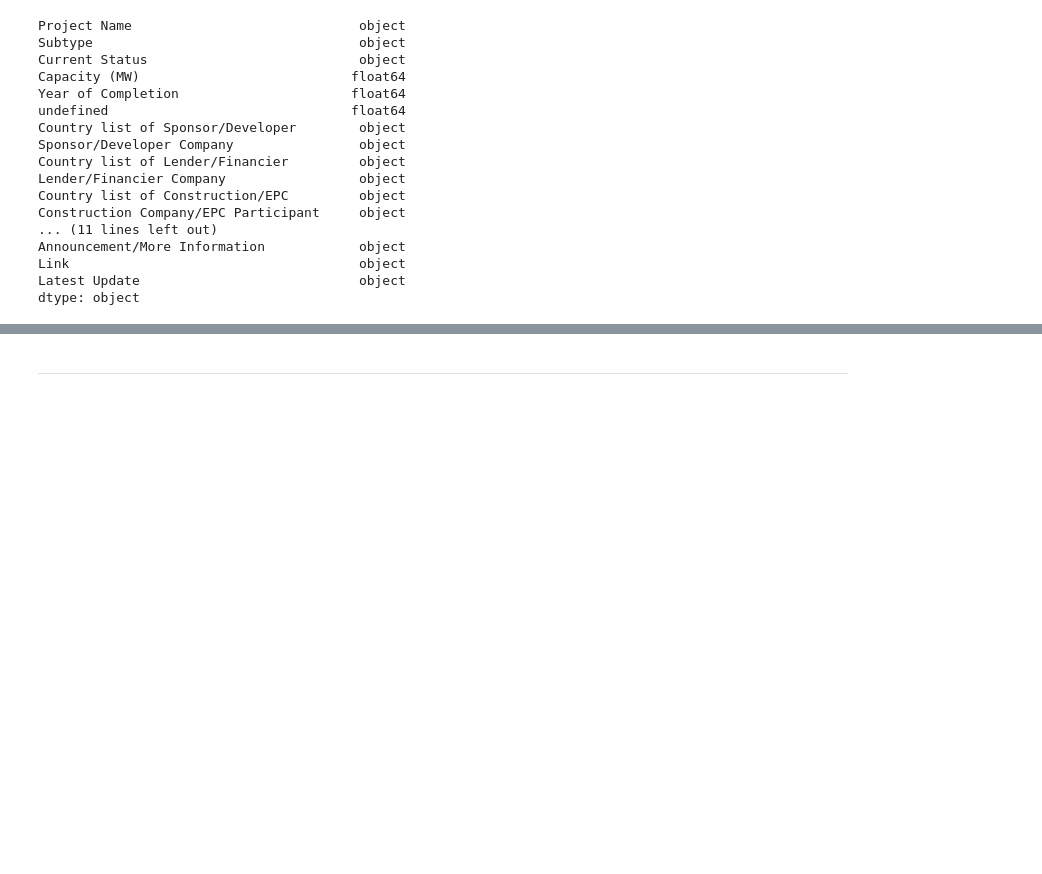
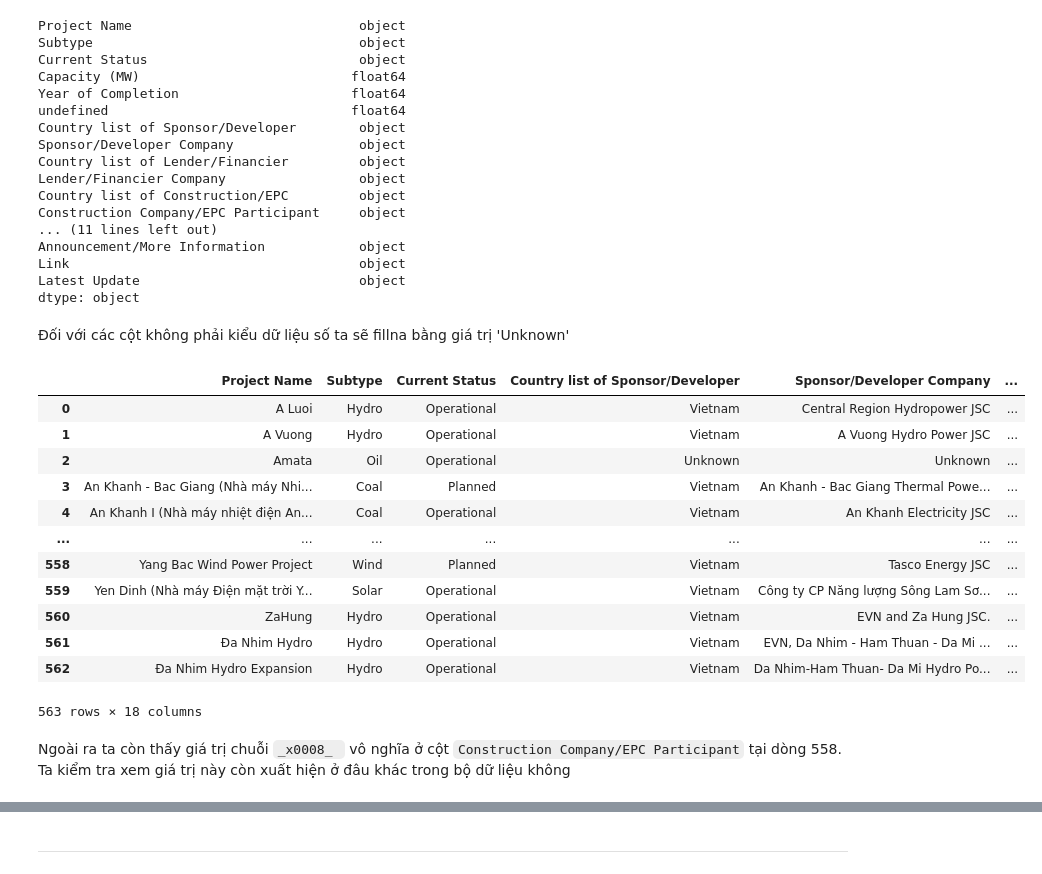
Before and after one commit to JustKidding2K/P4DS_FinalProject, a Jupyter notebook: Source.ipynb, the cells around one changed output, grey strips where cells are left out. Drawn from its saved outputs; the diff is of its cells as text; code cells hidden in the pictures; blank space fills up the shorter version.

```diff
--- a/Source.ipynb
+++ b/Source.ipynb
@@ -228,3 +228,5 @@ Announcement/More Information            object
 Link                                     object
 Latest Update                            object
 dtype: object
+# %% [markdown]
+Đối với các cột không phải kiểu dữ liệu số ta sẽ fillna bằng giá trị 'Unknown'
@@ -230,0 +235,18 @@ dtype: object
+# %%
+df.loc[:,df.columns[df.dtypes != np.number]]
+# %% [output]
+|  | Project Name | Subtype | Current Status | Country list of Sponsor/Developer | Sponsor/Developer Company | ... |
+| 0 | A Luoi | Hydro | Operational | Vietnam | Central Region Hydropower JSC | ... |
+| 1 | A Vuong | Hydro | Operational | Vietnam | A Vuong Hydro Power JSC | ... |
+| 2 | Amata | Oil | Operational | Unknown | Unknown | ... |
+| 3 | An Khanh - Bac Giang (Nhà máy Nhi... | Coal | Planned | Vietnam | An Khanh - Bac Giang Thermal Powe... | ... |
+| 4 | An Khanh I (Nhà máy nhiệt điện An... | Coal | Operational | Vietnam | An Khanh Electricity JSC | ... |
+| ... | ... | ... | ... | ... | ... | ... |
+| 558 | Yang Bac Wind Power Project | Wind | Planned | Vietnam | Tasco Energy JSC | ... |
+| 559 | Yen Dinh (Nhà máy Điện mặt trời Y... | Solar | Operational | Vietnam | Công ty CP Năng lượng Sông Lam Sơ... | ... |
+| 560 | ZaHung | Hydro | Operational | Vietnam | EVN and Za Hung JSC. | ... |
+| 561 | Đa Nhim Hydro | Hydro | Operational | Vietnam | EVN, Da Nhim - Ham Thuan - Da Mi ... | ... |
+| 562 | Đa Nhim Hydro Expansion | Hydro | Operational | Vietnam | Da Nhim-Ham Thuan- Da Mi Hydro Po... | ... |
+563 rows × 18 columns
+# %% [markdown]
+Ngoài ra ta còn thấy giá trị chuỗi `_x0008_	` vô nghĩa ở cột `Construction Company/EPC Participant` tại dòng 558. Ta kiểm tra xem giá trị này còn xuất hiện ở đâu khác trong bộ dữ liệu không
```
Also changed, not shown: parts of 9 cells of this notebook.
